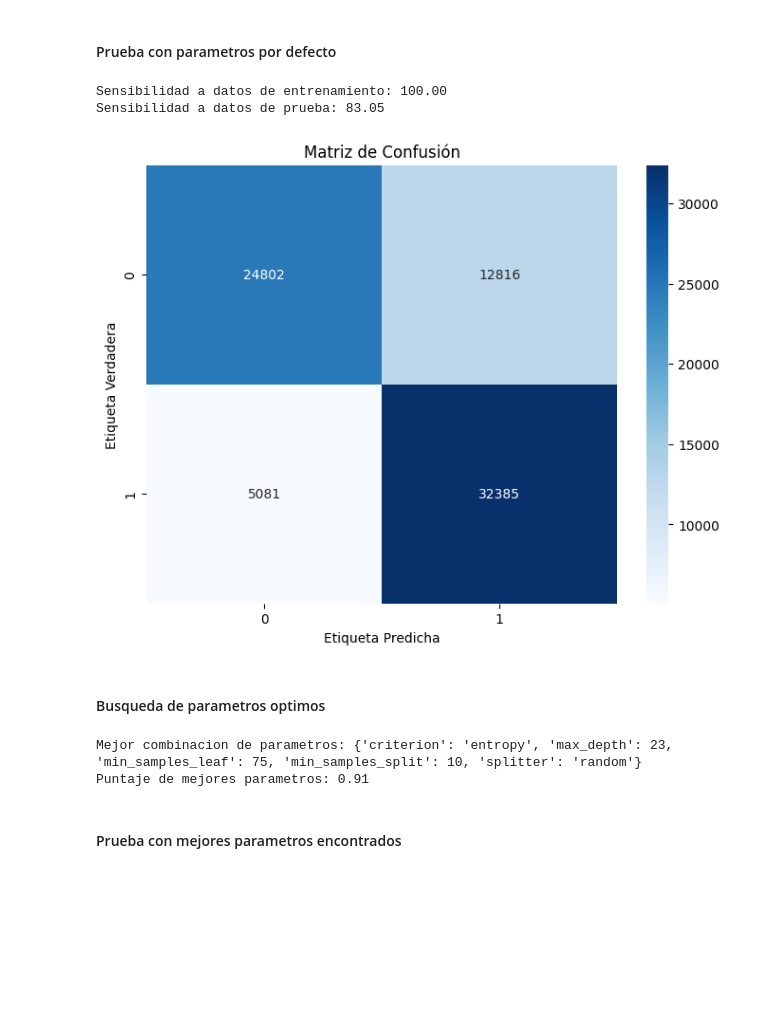
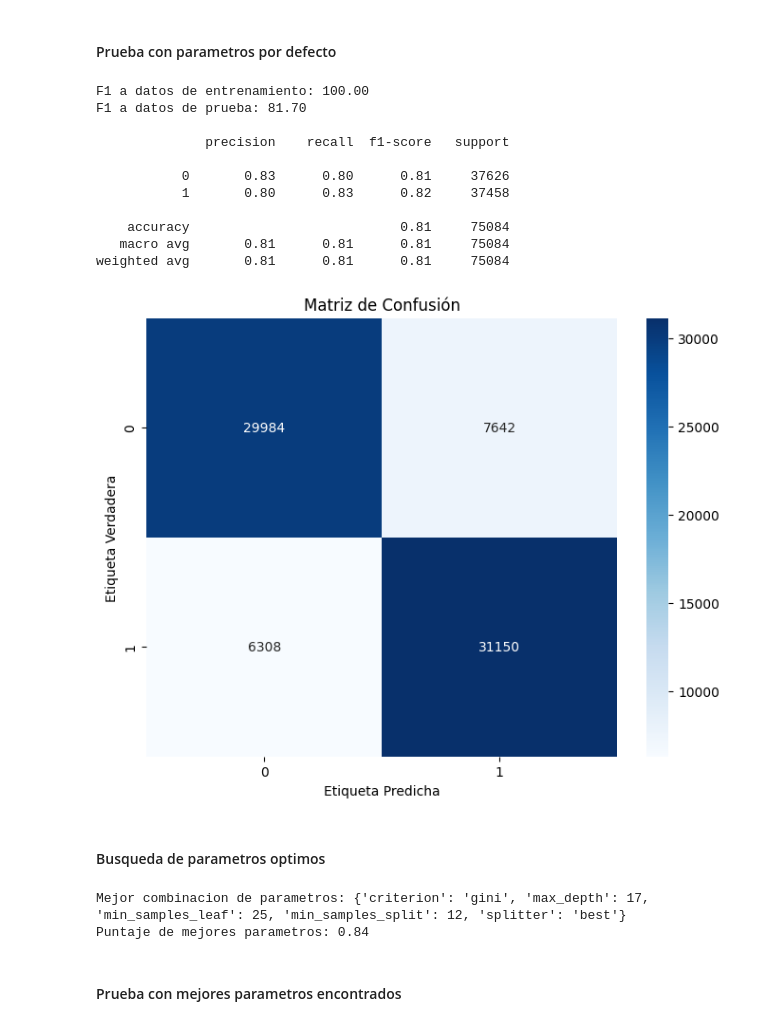
Before and after one commit to ErronBlood/CloudComputingAI, a Jupyter notebook: CloudComputingAI.ipynb, the cells around one changed output. Saved outputs shown, nothing was run; the diff lists cells and outputs as text; code cells hidden in the pictures; blank space fills up the shorter version.

```diff
--- a/CloudComputingAI.ipynb
+++ b/CloudComputingAI.ipynb
@@ -279,7 +274,7 @@ param_grid = {
 }
 
 # Se realiza la busqueda de parametros con GridSearchCV, juzgando por la estadistica de sensibilidad
-comb = GridSearchCV(lr, param_grid, cv = 5, scoring = 'recall', n_jobs=-1)
+comb = GridSearchCV(lr, param_grid, cv = 5, scoring = 'f1', n_jobs=-1)
 
 comb.fit(X_train_scaled,y_train)
 
@@ -330,64 +332,68 @@ Se observa un nivel relativamente constante en los resultados de precision con l
 # %% [markdown]
 #### Prueba con parametros por defecto
 # %%
-
-# Instanciacion de arbol de decision
-# criterion = gini
-# splitter = best
-# max depth = none
-# min samples split
 dt = tree.DecisionTreeClassifier()
 
 # Entrenamiento del arbol
 dt.fit(X_train_scaled, y_train)
-
-y_pred = dt.predict(X_test_scaled)
 
 #Realizacion de predicciones con datos de entrenamiento y prueba
 y_pred_train = dt.predict(X_train_scaled)
 y_pred_test = dt.predict(X_test_scaled)
 
 #Calculo de porcentaje de recall para ambas predicciones
-dt_train_recall= recall_score(y_true= y_train, y_pred = y_pred_train) * 100
-dt_test_recall = recall_score(y_true= y_test, y_pred = y_pred_test) * 100
+dt_train_f1= f1_score(y_true= y_train, y_pred = y_pred_train) * 100
+dt_test_f1 = f1_score(y_true= y_test, y_pred = y_pred_test) * 100
 
-print('Sensibilidad a datos de entrenamiento: {:.2f}'.format(dt_train_recall))
-print('Sensibilidad a datos de prueba: {:.2f}\n'.format(dt_test_recall))
+print('F1 a datos de entrenamiento: {:.2f}'.format(dt_train_f1))
+print('F1 a datos de prueba: {:.2f}\n'.format(dt_test_f1))
+print(classification_report(y_test, y_pred_test))
 
+cmatrix = confusion_matrix(y_test, y_pred_test)
+labels = np.unique(y_test)
 df_cm = pd.DataFrame(cmatrix, index=labels, columns=labels)
 plt.figure(figsize=(8, 6))
 sns.heatmap(df_cm, annot=True, cmap='Blues', fmt='d')
 plt.title("Matriz de Confusión")
 plt.xlabel("Etiqueta Predicha")
 plt.ylabel("Etiqueta Verdadera")
 plt.show()
 # %% [output]
-Sensibilidad a datos de entrenamiento: 100.00
-Sensibilidad a datos de prueba: 83.05
+F1 a datos de entrenamiento: 100.00
+F1 a datos de prueba: 81.70
+
+              precision    recall  f1-score   support
+
+           0       0.83      0.80      0.81     37626
+           1       0.80      0.83      0.82     37458
+
+    accuracy                           0.81     75084
+   macro avg       0.81      0.81      0.81     75084
+weighted avg       0.81      0.81      0.81     75084
-[figure, old version]
+[figure, new version]
 # %% [markdown]
 #### Busqueda de parametros optimos
 # %%
 # Definicmos los valores posibles para los hiperparametros
 
 param_grid = {
-    'criterion': ['entropy'],  # Regularization strength
-    'splitter': ['random'],
-    'min_samples_split' : [10],  # Regularization type
-    'max_depth': [23],  # Optimization algorithm
-    'min_samples_leaf': [75]  # Maximum iterations
+    'criterion': ['entropy', 'gini'],  # Regularization strength
+    'splitter': ['random','best'],
+    'min_samples_split' : [8,10,12,14],  # Regularization type
+    'max_depth': [17,20,23,26,29],  # Optimization algorithm
+    'min_samples_leaf': [25,50,75,100]  # Maximum iterations
 }
 
 # Se realiza la busqueda de parametros con GridSearchCV, juzgando por la estadistica de sensibilidad
-comb = GridSearchCV(dt, param_grid, cv = 5, scoring = 'recall', n_jobs=-1)
+comb = GridSearchCV(dt, param_grid, cv = 5, scoring = 'f1', n_jobs=-1)
 
 comb.fit(X_train_scaled,y_train)
 
-print('Mejor combinacion de parametros: {:}'.format(comb.best_params_))
+print("Mejor combinacion de parametros: {:}".format(comb.best_params_))
 print("Puntaje de mejores parametros: {:.2}".format(comb.best_score_))
 # %% [output]
-Mejor combinacion de parametros: {'criterion': 'entropy', 'max_depth': 23, 'min_samples_leaf': 75, 'min_samples_split': 10, 'splitter': 'random'}
-Puntaje de mejores parametros: 0.91
+Mejor combinacion de parametros: {'criterion': 'gini', 'max_depth': 17, 'min_samples_leaf': 25, 'min_samples_split': 12, 'splitter': 'best'}
+Puntaje de mejores parametros: 0.84
 # %% [markdown]
 #### Prueba con mejores parametros encontrados
 # %%
```
Also changed, not shown: parts of 12 cells of this notebook, 12 other files.
